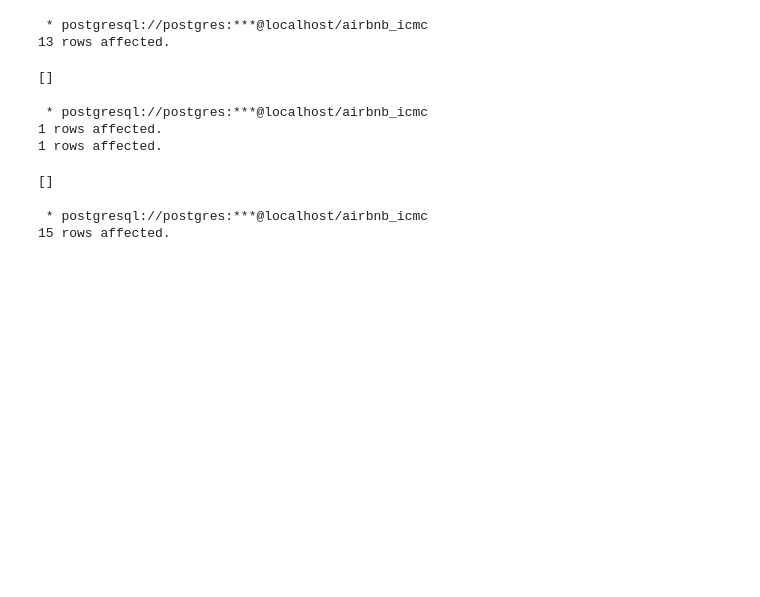
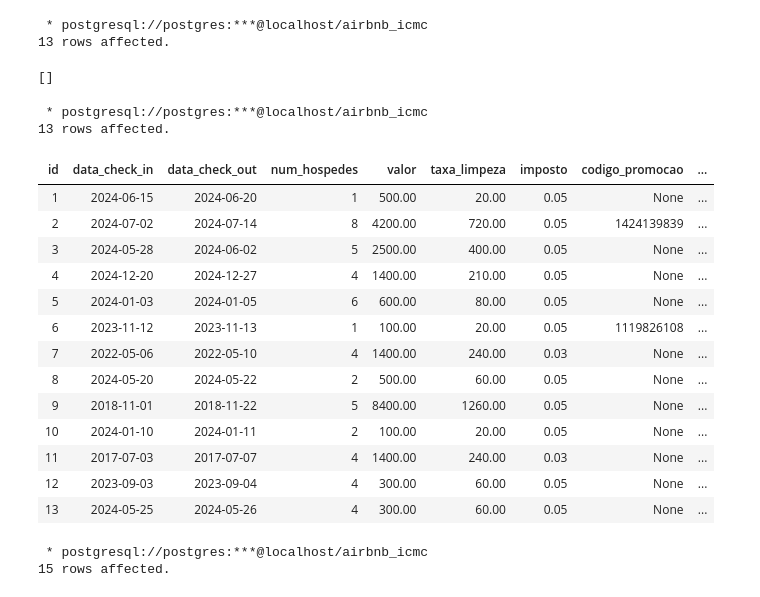
Before and after one commit to LeonardoIshida/airbnb-database-case-study, a Jupyter notebook: trabalho-1/4-carregamento_dados.ipynb, the cells around one changed output. Saved outputs shown, nothing was run; the diff lists cells and outputs as text; code cells hidden in the pictures; blank space fills up the shorter version.

```diff
--- a/trabalho-1/4-carregamento_dados.ipynb
+++ b/trabalho-1/4-carregamento_dados.ipynb
@@ -176,17 +179,26 @@ VALUES
  * postgresql://postgres:***@localhost/airbnb_icmc
 13 rows affected.
 []
-# %%
-%%sql
-DELETE FROM Locacao
-WHERE id = 2;
-DELETE FROM Locacao
-WHERE id = 11;
-# %% [output]
- * postgresql://postgres:***@localhost/airbnb_icmc
-1 rows affected.
-1 rows affected.
-[]
+# %%
+%%sql
+SELECT * FROM Locacao;
+# %% [output]
+ * postgresql://postgres:***@localhost/airbnb_icmc
+13 rows affected.
+| id | data_check_in | data_check_out | num_hospedes | valor | taxa_limpeza | imposto | codigo_promocao | ... |
+| 1 | 2024-06-15 | 2024-06-20 | 1 | 500.00 | 20.00 | 0.05 | None | ... |
+| 2 | 2024-07-02 | 2024-07-14 | 8 | 4200.00 | 720.00 | 0.05 | 1424139839 | ... |
+| 3 | 2024-05-28 | 2024-06-02 | 5 | 2500.00 | 400.00 | 0.05 | None | ... |
+| 4 | 2024-12-20 | 2024-12-27 | 4 | 1400.00 | 210.00 | 0.05 | None | ... |
+| 5 | 2024-01-03 | 2024-01-05 | 6 | 600.00 | 80.00 | 0.05 | None | ... |
+| 6 | 2023-11-12 | 2023-11-13 | 1 | 100.00 | 20.00 | 0.05 | 1119826108 | ... |
+| 7 | 2022-05-06 | 2022-05-10 | 4 | 1400.00 | 240.00 | 0.03 | None | ... |
+| 8 | 2024-05-20 | 2024-05-22 | 2 | 500.00 | 60.00 | 0.05 | None | ... |
+| 9 | 2018-11-01 | 2018-11-22 | 5 | 8400.00 | 1260.00 | 0.05 | None | ... |
+| 10 | 2024-01-10 | 2024-01-11 | 2 | 100.00 | 20.00 | 0.05 | None | ... |
+| 11 | 2017-07-03 | 2017-07-07 | 4 | 1400.00 | 240.00 | 0.03 | None | ... |
+| 12 | 2023-09-03 | 2023-09-04 | 4 | 300.00 | 60.00 | 0.05 | None | ... |
+| 13 | 2024-05-25 | 2024-05-26 | 4 | 300.00 | 60.00 | 0.05 | None | ... |
 # %%
 %%sql
 SELECT id, nome_dono, sobrenome_dono FROM Propriedade;
```
Also changed, not shown: parts of 3 cells of this notebook, 3 other files.
